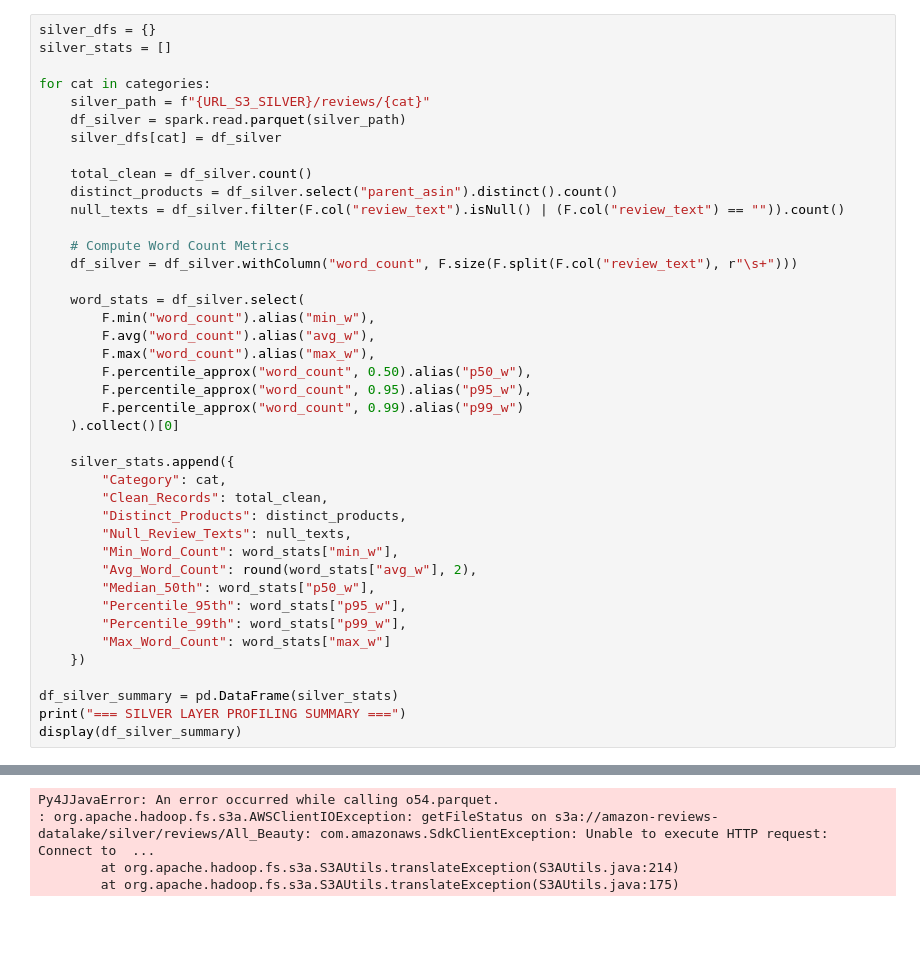
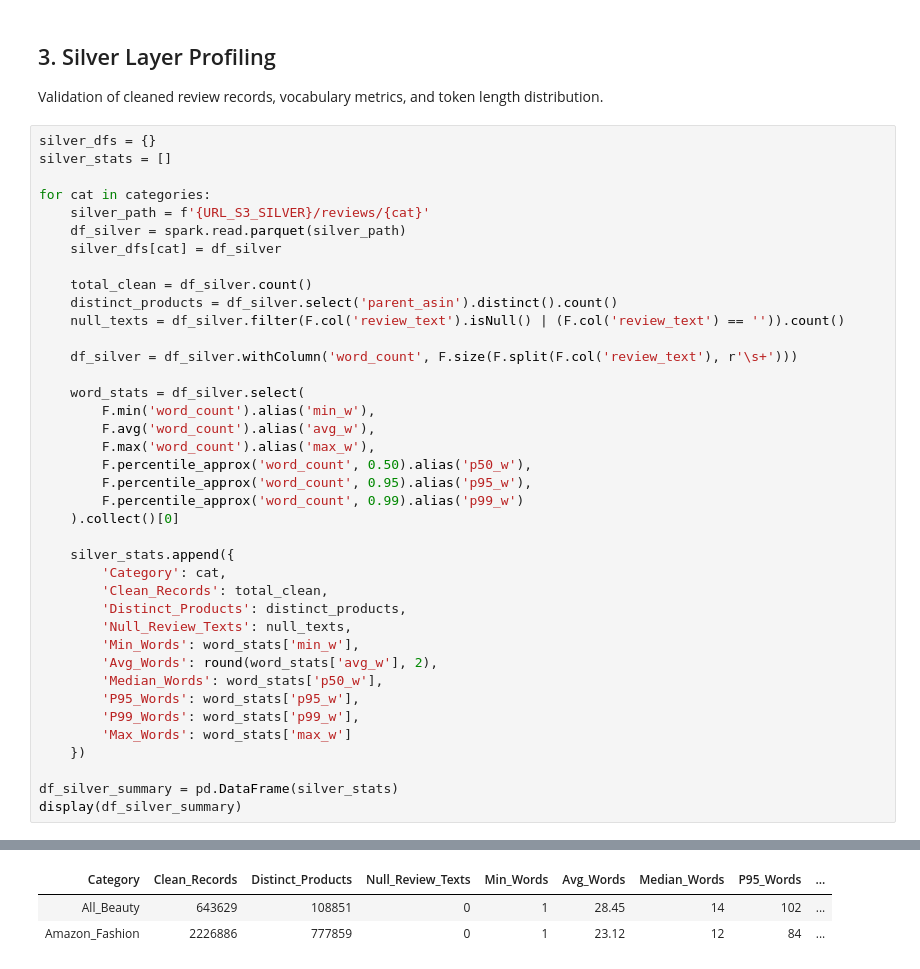
Before and after one commit to hdminh279/ecommerce-review-analytics, a Jupyter notebook: spark/eda/eda.ipynb, the cells around one changed output, grey strips where cells are left out. Drawn from its saved outputs; the diff is of its cells as text; blank space fills up the shorter version.

```diff
--- a/spark/eda/eda.ipynb
+++ b/spark/eda/eda.ipynb
@@ -169,42 +155,43 @@ org.apache.hadoop.fs.s3a.AWSClientIOException: getFileStatus on s3a://amazon-rev
+# %% [markdown]
+## 3. Silver Layer Profiling
+Validation of cleaned review records, vocabulary metrics, and token length distribution.
 # %%
 silver_dfs = {}
 silver_stats = []
 
 for cat in categories:
-    silver_path = f"{URL_S3_SILVER}/reviews/{cat}"
+    silver_path = f'{URL_S3_SILVER}/reviews/{cat}'
     df_silver = spark.read.parquet(silver_path)
     silver_dfs[cat] = df_silver
 
     total_clean = df_silver.count()
-    distinct_products = df_silver.select("parent_asin").distinct().count()
-    null_texts = df_silver.filter(F.col("review_text").isNull() | (F.col("review_text") == "")).count()
+    distinct_products = df_silver.select('parent_asin').distinct().count()
+    null_texts = df_silver.filter(F.col('review_text').isNull() | (F.col('review_text') == '')).count()
 
-    # Compute Word Count Metrics
-    df_silver = df_silver.withColumn("word_count", F.size(F.split(F.col("review_text"), r"\s+")))
+    df_silver = df_silver.withColumn('word_count', F.size(F.split(F.col('review_text'), r'\s+')))
 
     word_stats = df_silver.select(
-        F.min("word_count").alias("min_w"),
-        F.avg("word_count").alias("avg_w"),
-        F.max("word_count").alias("max_w"),
-        F.percentile_approx("word_count", 0.50).alias("p50_w"),
-        F.percentile_approx("word_count", 0.95).alias("p95_w"),
-        F.percentile_approx("word_count", 0.99).alias("p99_w")
+        F.min('word_count').alias('min_w'),
+        F.avg('word_count').alias('avg_w'),
+        F.max('word_count').alias('max_w'),
+        F.percentile_approx('word_count', 0.50).alias('p50_w'),
+        F.percentile_approx('word_count', 0.95).alias('p95_w'),
+        F.percentile_approx('word_count', 0.99).alias('p99_w')
     ).collect()[0]
 
     silver_stats.append({
-        "Category": cat,
-        "Clean_Records": total_clean,
-        "Distinct_Products": distinct_products,
-        "Null_Review_Texts": null_texts,
-        "Min_Word_Count": word_stats["min_w"],
-        "Avg_Word_Count": round(word_stats["avg_w"], 2),
-        "Median_50th": word_stats["p50_w"],
-        "Percentile_95th": word_stats["p95_w"],
-        "Percentile_99th": word_stats["p99_w"],
-        "Max_Word_Count": word_stats["max_w"]
+        'Category': cat,
+        'Clean_Records': total_clean,
+        'Distinct_Products': distinct_products,
+        'Null_Review_Texts': null_texts,
+        'Min_Words': word_stats['min_w'],
+        'Avg_Words': round(word_stats['avg_w'], 2),
+        'Median_Words': word_stats['p50_w'],
+        'P95_Words': word_stats['p95_w'],
+        'P99_Words': word_stats['p99_w'],
+        'Max_Words': word_stats['max_w']
     })
 
 df_silver_summary = pd.DataFrame(silver_stats)
-print("=== SILVER LAYER PROFILING SUMMARY ===")
 display(df_silver_summary)
 # %% [output]
@@ -228,4 +198,3 @@ org.apache.hadoop.fs.s3a.AWSClientIOException: getFileStatus on s3a://amazon-rev
-Py4JJavaError: An error occurred while calling o54.parquet.
-: org.apache.hadoop.fs.s3a.AWSClientIOException: getFileStatus on s3a://amazon-reviews-datalake/silver/reviews/All_Beauty: com.amazonaws.SdkClientException: Unable to execute HTTP request: Connect to  ...
-        at org.apache.hadoop.fs.s3a.S3AUtils.translateException(S3AUtils.java:214)
-        at org.apache.hadoop.fs.s3a.S3AUtils.translateException(S3AUtils.java:175)
+| Category | Clean_Records | Distinct_Products | Null_Review_Texts | Min_Words | Avg_Words | Median_Words | P95_Words | ... |
+| All_Beauty | 643629 | 108851 | 0 | 1 | 28.45 | 14 | 102 | ... |
+| Amazon_Fashion | 2226886 | 777859 | 0 | 1 | 23.12 | 12 | 84 | ... |
```
Also changed, not shown: parts of 13 cells of this notebook, 1 other file.
